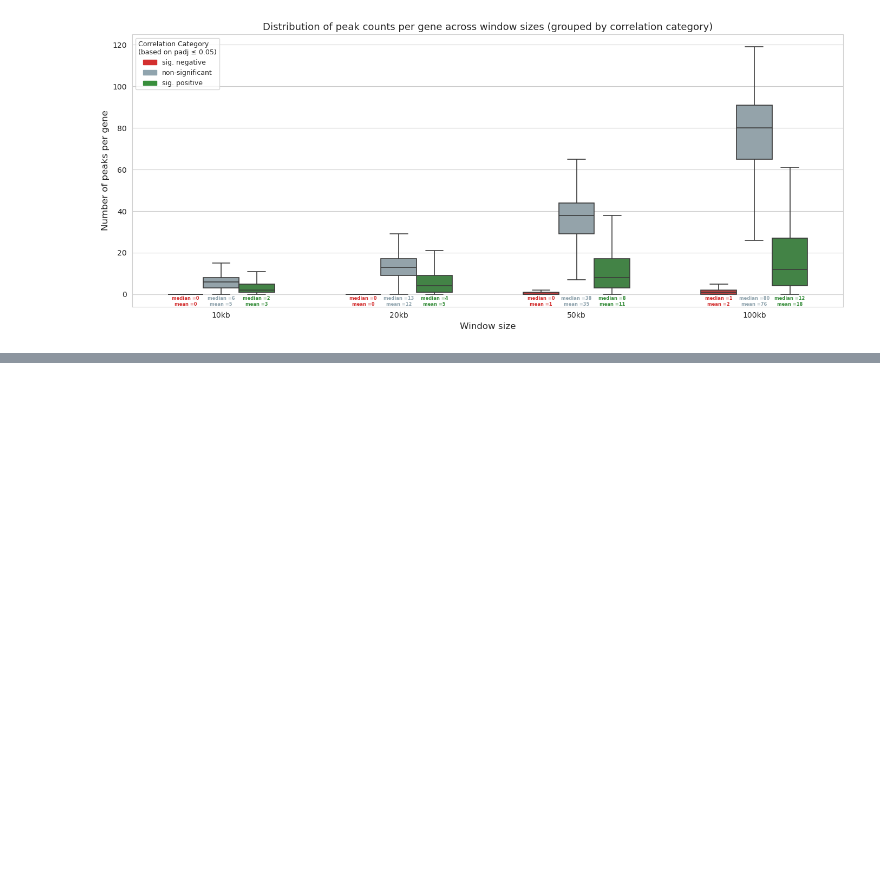
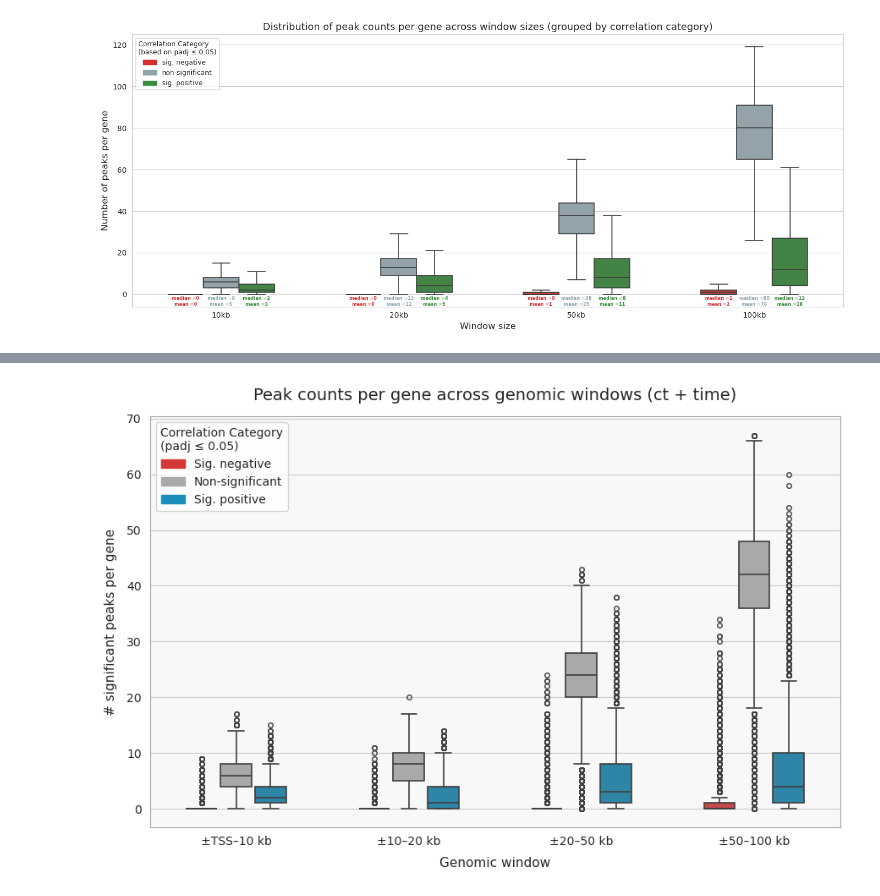
Before and after one commit to smin07/BA, a Jupyter notebook: BA_data/Rmd_n_notebook/RNA_ATAC_correlation_ct_time.ipynb, the cells around one changed output, grey strips where cells are left out. Cells and saved outputs as stored; diff of their text form; code cells hidden in the pictures; blank space fills up the shorter version.

```diff
--- a/BA_data/Rmd_n_notebook/RNA_ATAC_correlation_ct_time.ipynb
+++ b/BA_data/Rmd_n_notebook/RNA_ATAC_correlation_ct_time.ipynb
@@ -856,0 +935,80 @@ plt.show()
+# %%
+#Boxplot of the counts of peaks per gene (first occurrence of gene-peak pair across all windows) for each category and window size
+import numpy as np
+import matplotlib.pyplot as plt
+import matplotlib.patches as mpatches
+import seaborn as sns
+
+category_order  = ["sig. negative", "non-significant", "sig. positive"]
+category_colors = {
+    "sig. negative":   "#D43737",
+    "sig. positive":   "#1A8EB9",
+    "non-significant": "#A9A9A9",
+}
+
+fig, ax = plt.subplots(figsize=(9, 6))
+fig.patch.set_facecolor("white")
+ax.set_facecolor("#F8F8F8")
+
+sns.boxplot(
+    data=summary_counts,
+    x="window", y="count", hue="category",
+    hue_order=category_order,
+    palette=category_colors,
+    width=0.6,
+    linewidth=1.2,
+    fill=True,
+    flierprops=dict(marker="o", markersize=4, linewidth=0),
+    boxprops=dict(alpha=1),
+    gap=0.1,
+    ax=ax,
+)
+
+# Replace x-axis tick labels
+window_labels = {
+    "10kb":  "±TSS–10 kb",
+    "20kb":  "±10–20 kb",
+    "50kb":  "±20–50 kb",
+    "100kb": "±50–100 kb",
+}
+ax.set_xticklabels([window_labels[t.get_text()] for t in ax.get_xticklabels()])
+
+# Recolor fliers manually to match their box color
+for line, color in zip(
+    [c for c in ax.get_lines() if c.get_linestyle() == "none"],
+    [category_colors[cat]
+     for _ in summary_counts["window"].cat.categories
+     for cat in category_order]
+):
+    line.set_markerfacecolor(color)
+    line.set_markeredgecolor(color)
+    line.set_alpha(0.7)
+
+ax.set_title("Peak counts per gene across genomic windows (ct + time)",
+             fontsize=14, fontweight="500", pad=14, loc="center")
+ax.set_xlabel("Genomic window", fontsize=11, labelpad=8)
+ax.set_ylabel("# significant peaks per gene", fontsize=11, labelpad=8)
+
+ax.yaxis.grid(True, color="#cccccc", linewidth=0.8, linestyle="-", zorder=0)
+ax.xaxis.grid(False)
+ax.set_axisbelow(True)
+
+for spine in ax.spines.values():
+    spine.set_color("#a5a4a4")
+
+handles = [mpatches.Patch(color=category_colors[c], alpha=1, label=c.capitalize())
+           for c in category_order]
+ax.legend(
+    handles=handles,
+    title="Correlation Category\n(padj ≤ 0.05)",
+    frameon=True,
+    fontsize=10,
+    loc="upper left",
+    title_fontsize=10,
+)
+
+plt.tight_layout()
+
+plt.show()
+# %% [output]
+[figure, added]
```
Also changed, not shown: parts of 3 cells of this notebook, 7 other files.
